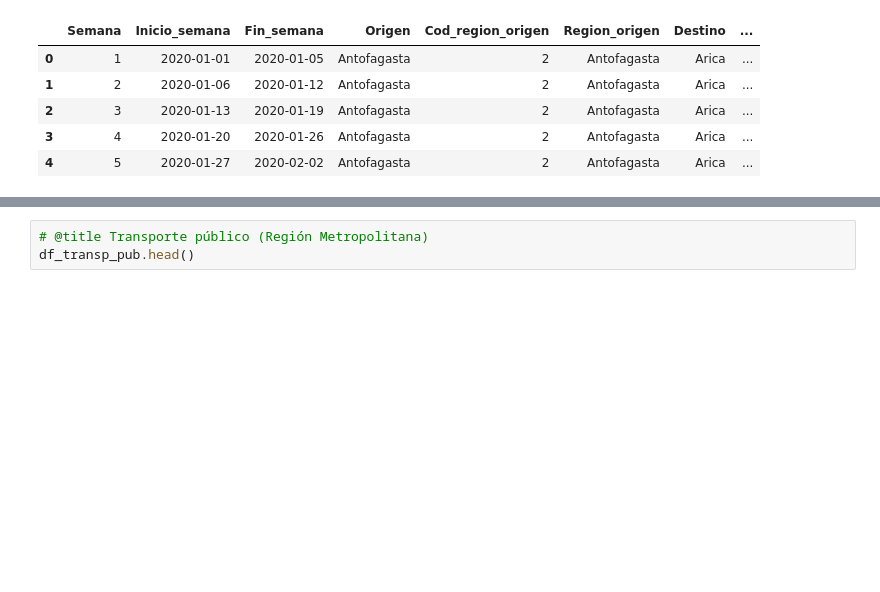
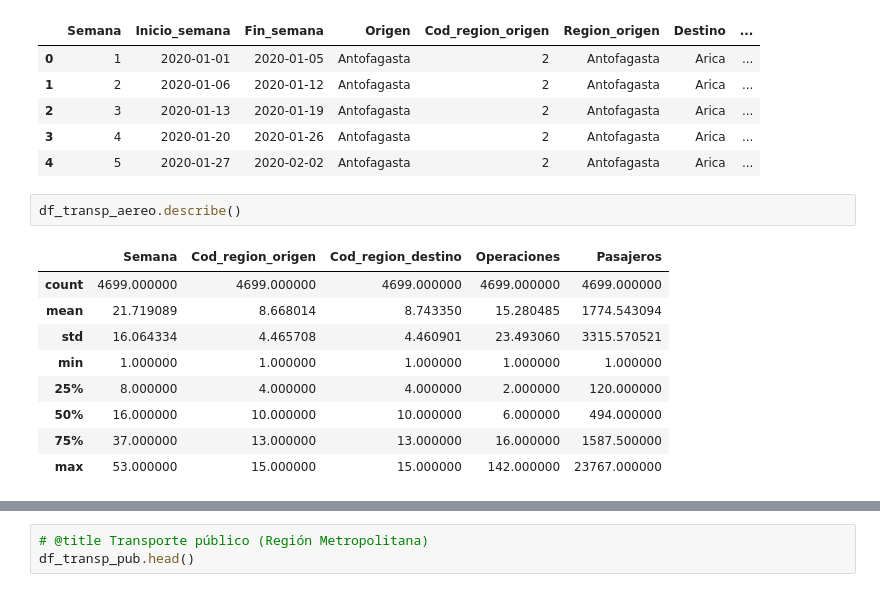
Before and after one commit to Ivan-Arias/Covid-19-Mov, a Jupyter notebook: Movilidad_Chile.ipynb, the cells around one changed output, grey strips where cells are left out. Drawn from its saved outputs; the diff is of its cells as text; blank space fills up the shorter version.

```diff
--- a/Movilidad_Chile.ipynb
+++ b/Movilidad_Chile.ipynb
@@ -258,3 +258,15 @@ df_transp_aereo.head()
 | 2 | 3 | 2020-01-13 | 2020-01-19 | Antofagasta | 2 | Antofagasta | Arica | ... |
 | 3 | 4 | 2020-01-20 | 2020-01-26 | Antofagasta | 2 | Antofagasta | Arica | ... |
 | 4 | 5 | 2020-01-27 | 2020-02-02 | Antofagasta | 2 | Antofagasta | Arica | ... |
+# %%
+df_transp_aereo.describe()
+# %% [output]
+|  | Semana | Cod_region_origen | Cod_region_destino | Operaciones | Pasajeros |
+| count | 4699.000000 | 4699.000000 | 4699.000000 | 4699.000000 | 4699.000000 |
+| mean | 21.719089 | 8.668014 | 8.743350 | 15.280485 | 1774.543094 |
+| std | 16.064334 | 4.465708 | 4.460901 | 23.493060 | 3315.570521 |
+| min | 1.000000 | 1.000000 | 1.000000 | 1.000000 | 1.000000 |
+| 25% | 8.000000 | 4.000000 | 4.000000 | 2.000000 | 120.000000 |
+| 50% | 16.000000 | 10.000000 | 10.000000 | 6.000000 | 494.000000 |
+| 75% | 37.000000 | 13.000000 | 13.000000 | 16.000000 | 1587.500000 |
+| max | 53.000000 | 15.000000 | 15.000000 | 142.000000 | 23767.000000 |
```
Also changed, not shown: parts of 9 cells of this notebook.
